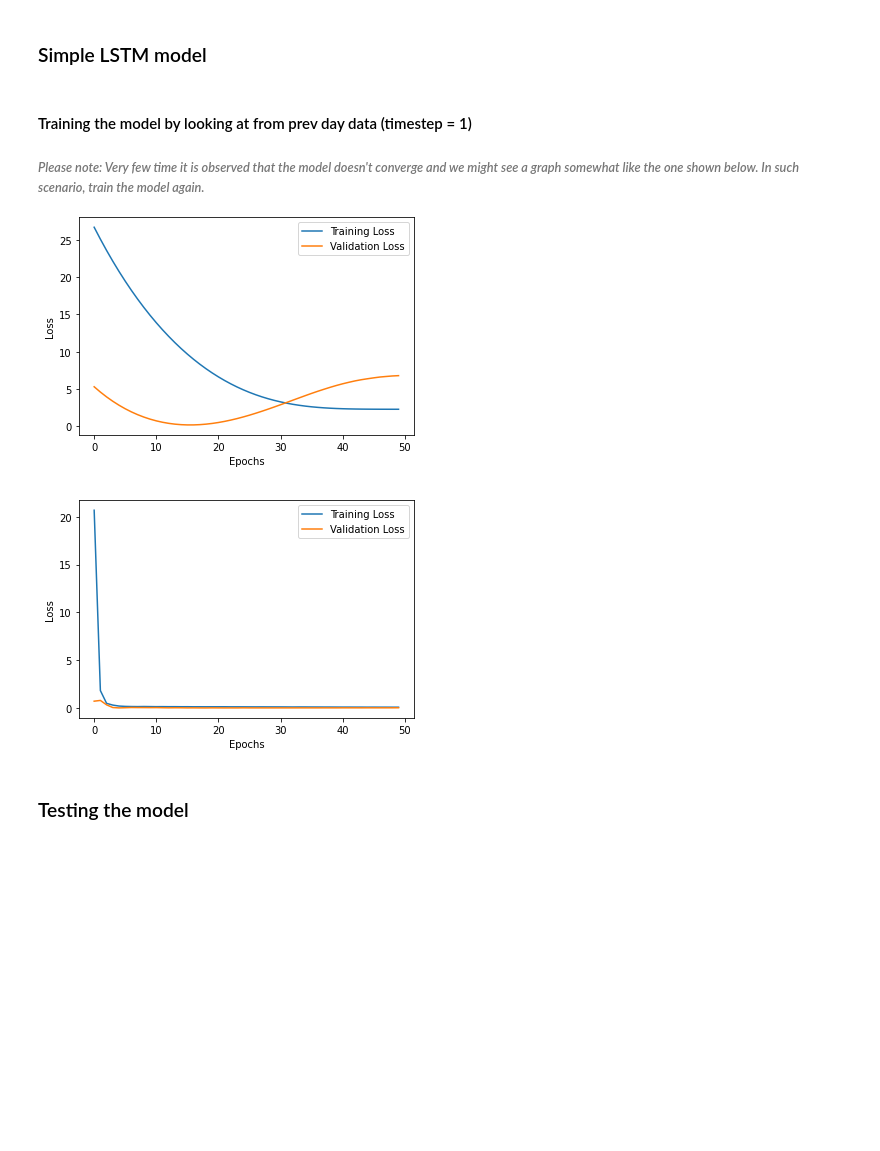
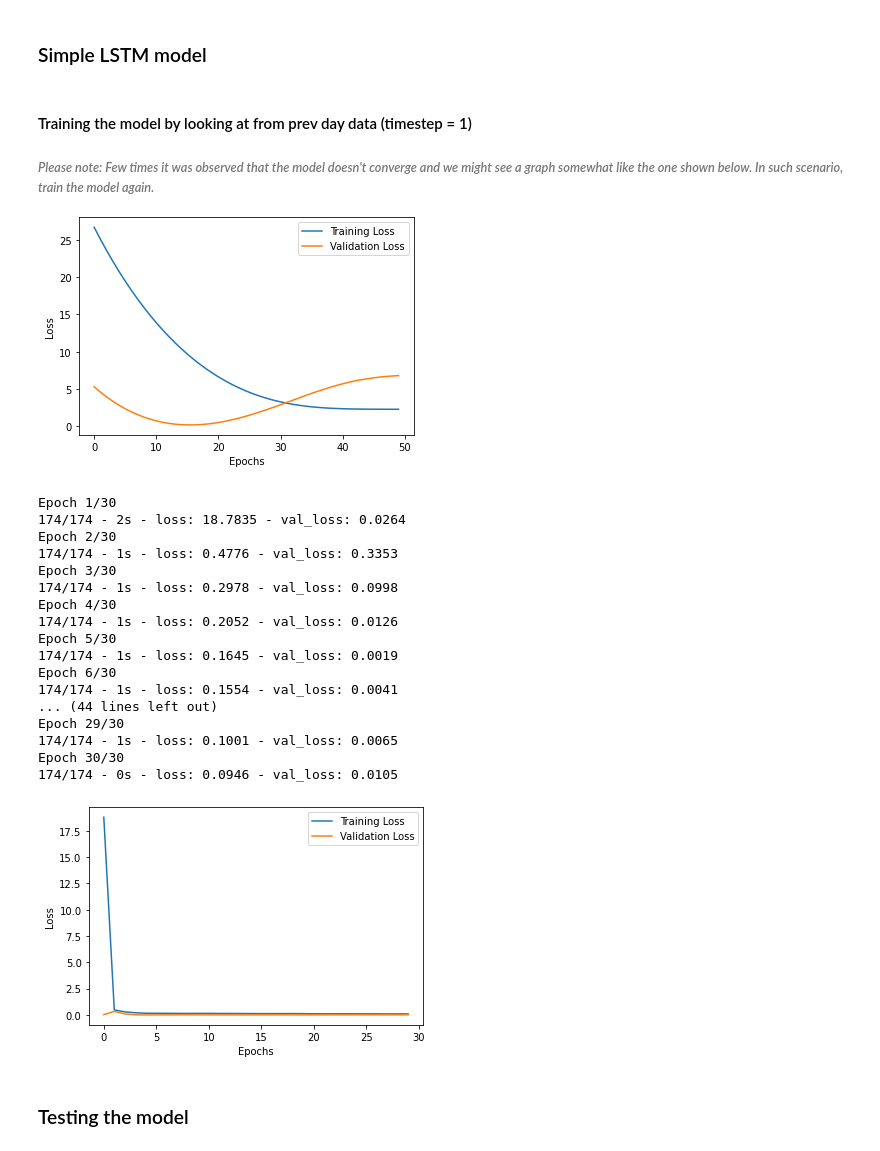
Before and after one commit to armw37/YieldProject, a Jupyter notebook: notebooks/CS680_Project_LSTM.ipynb, the cells around one changed output. Cells and saved outputs as stored; diff of their text form; code cells hidden in the pictures; blank space fills up the shorter version.

```diff
--- a/notebooks/CS680_Project_LSTM.ipynb
+++ b/notebooks/CS680_Project_LSTM.ipynb
@@ -96,29 +92,50 @@ def LSTM_Model(time_step):
 # %% [markdown]
 #### Training the model by looking at from prev day data (timestep = 1)
 
-###### *Please note: Very few time it is observed that the model doesn't converge and we might see a graph somewhat like the one shown below. In such scenario, train the model again.*
+###### *Please note: Few times it was observed that the model doesn't converge and we might see a graph somewhat like the one shown below. In such scenario, train the model again.*
 
 ![image.png](embedded-picture-1)
 # %%
 timestep = 1
+
+training_size=int(len(dataset)*0.99)
+test_size=len(dataset)-training_size
+train_data,test_data=dataset[0:training_size, :],dataset[training_size:len(dataset), :]
 
 X_train, y_train = create_dataset(train_data, timestep)
 X_test, y_test = create_dataset(test_data, timestep)
 
 model = LSTM_Model(timestep)
 model.compile(optimizer='adam', loss='mse')
 
 # Takes less than a minute to train
-history = model.fit(X_train, y_train, epochs=50, verbose=0, validation_split=0.2)
+history = model.fit(X_train, y_train, epochs=30, verbose=2, validation_split=0.2)
 
 plt.plot(history.history['loss'])
 plt.plot(history.history['val_loss'])
 plt.legend(['Training Loss', 'Validation Loss'])
 plt.xlabel('Epochs')
 plt.ylabel('Loss')
 plt.show()
 # %% [output]
+Epoch 1/30
+174/174 - 2s - loss: 18.7835 - val_loss: 0.0264
+Epoch 2/30
+174/174 - 1s - loss: 0.4776 - val_loss: 0.3353
+Epoch 3/30
+174/174 - 1s - loss: 0.2978 - val_loss: 0.0998
+Epoch 4/30
+174/174 - 1s - loss: 0.2052 - val_loss: 0.0126
+Epoch 5/30
+174/174 - 1s - loss: 0.1645 - val_loss: 0.0019
+Epoch 6/30
+174/174 - 1s - loss: 0.1554 - val_loss: 0.0041
+... (44 lines left out)
+Epoch 29/30
+174/174 - 1s - loss: 0.1001 - val_loss: 0.0065
+Epoch 30/30
+174/174 - 0s - loss: 0.0946 - val_loss: 0.0105
-[figure, old version]
+[figure, new version]
 # %% [markdown]
 ### Testing the model
 # %%
```
Also changed, not shown: parts of 4 cells of this notebook, 1 other file.
